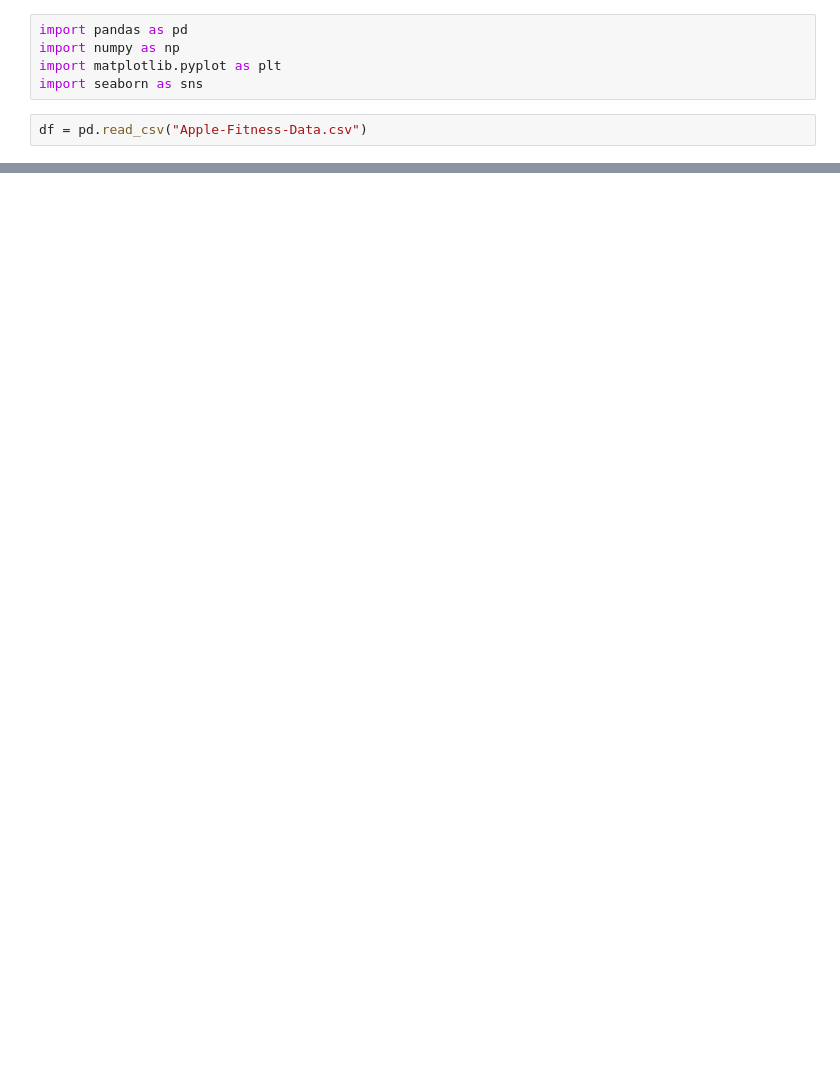
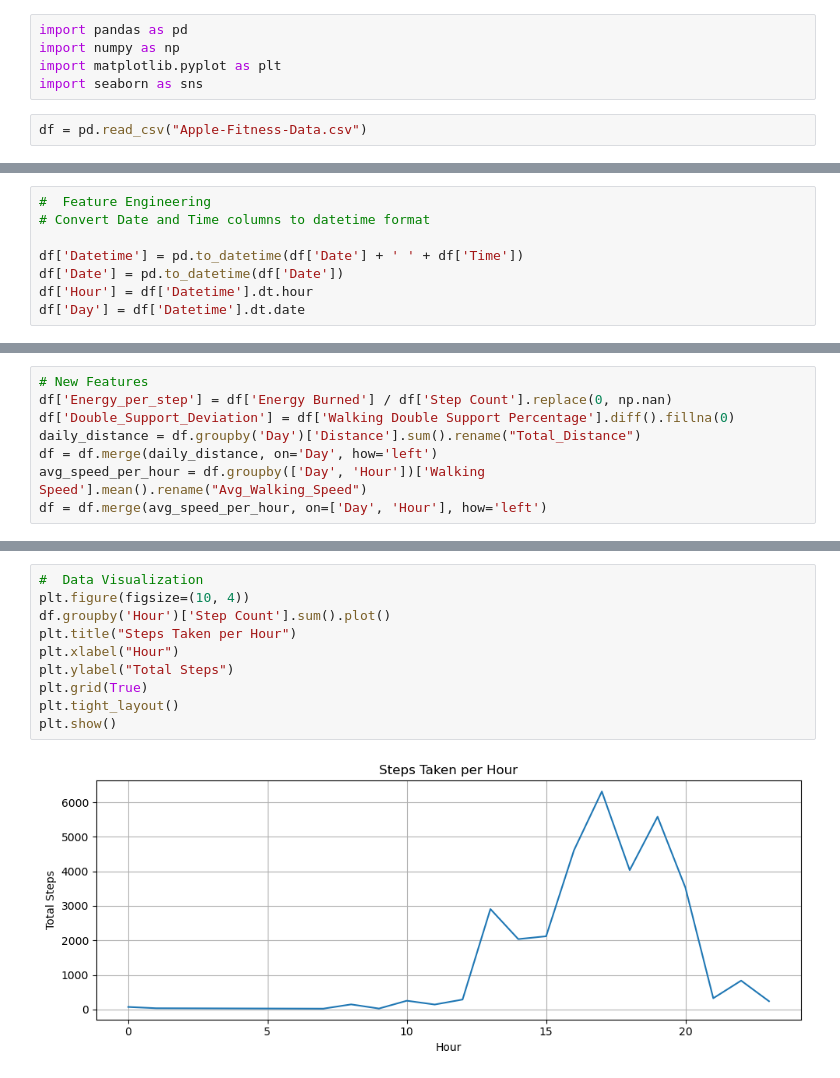
Before and after one commit to Vijay6923/election_project, a Jupyter notebook: L1_projectkb/fitness.ipynb, the cells around one changed output, grey strips where cells are left out. Saved outputs shown, nothing was run; the diff lists cells and outputs as text; blank space fills up the shorter version.

```diff
--- a/L1_projectkb/fitness.ipynb
+++ b/L1_projectkb/fitness.ipynb
@@ -7,0 +66,8 @@ df = pd.read_csv("Apple-Fitness-Data.csv")
+# %%
+#  Feature Engineering
+# Convert Date and Time columns to datetime format
+
+df['Datetime'] = pd.to_datetime(df['Date'] + ' ' + df['Time'])
+df['Date'] = pd.to_datetime(df['Date'])
+df['Hour'] = df['Datetime'].dt.hour
+df['Day'] = df['Datetime'].dt.date
@@ -7,0 +90,8 @@ df = pd.read_csv("Apple-Fitness-Data.csv")
+# %%
+# New Features
+df['Energy_per_step'] = df['Energy Burned'] / df['Step Count'].replace(0, np.nan)
+df['Double_Support_Deviation'] = df['Walking Double Support Percentage'].diff().fillna(0)
+daily_distance = df.groupby('Day')['Distance'].sum().rename("Total_Distance")
+df = df.merge(daily_distance, on='Day', how='left')
+avg_speed_per_hour = df.groupby(['Day', 'Hour'])['Walking Speed'].mean().rename("Avg_Walking_Speed")
+df = df.merge(avg_speed_per_hour, on=['Day', 'Hour'], how='left')
@@ -7,0 +114,12 @@ df = pd.read_csv("Apple-Fitness-Data.csv")
+# %%
+#  Data Visualization
+plt.figure(figsize=(10, 4))
+df.groupby('Hour')['Step Count'].sum().plot()
+plt.title("Steps Taken per Hour")
+plt.xlabel("Hour")
+plt.ylabel("Total Steps")
+plt.grid(True)
+plt.tight_layout()
+plt.show()
+# %% [output]
+[figure, added]
```
Also changed, not shown: parts of 10 cells of this notebook.
